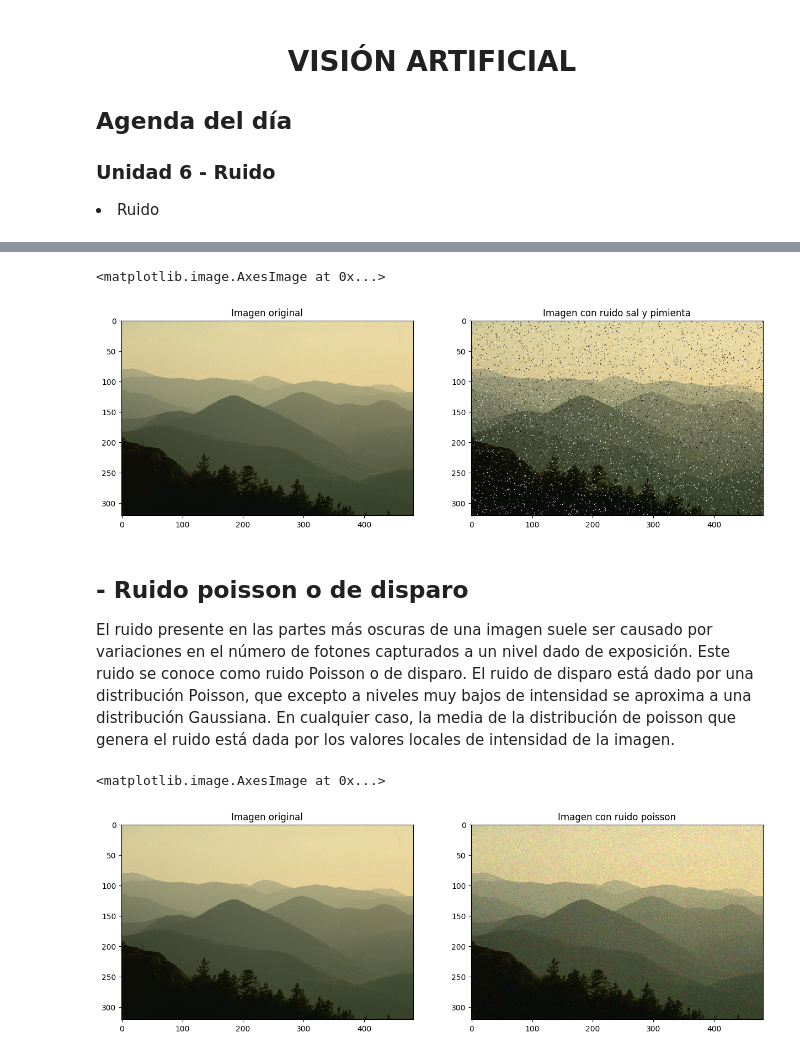
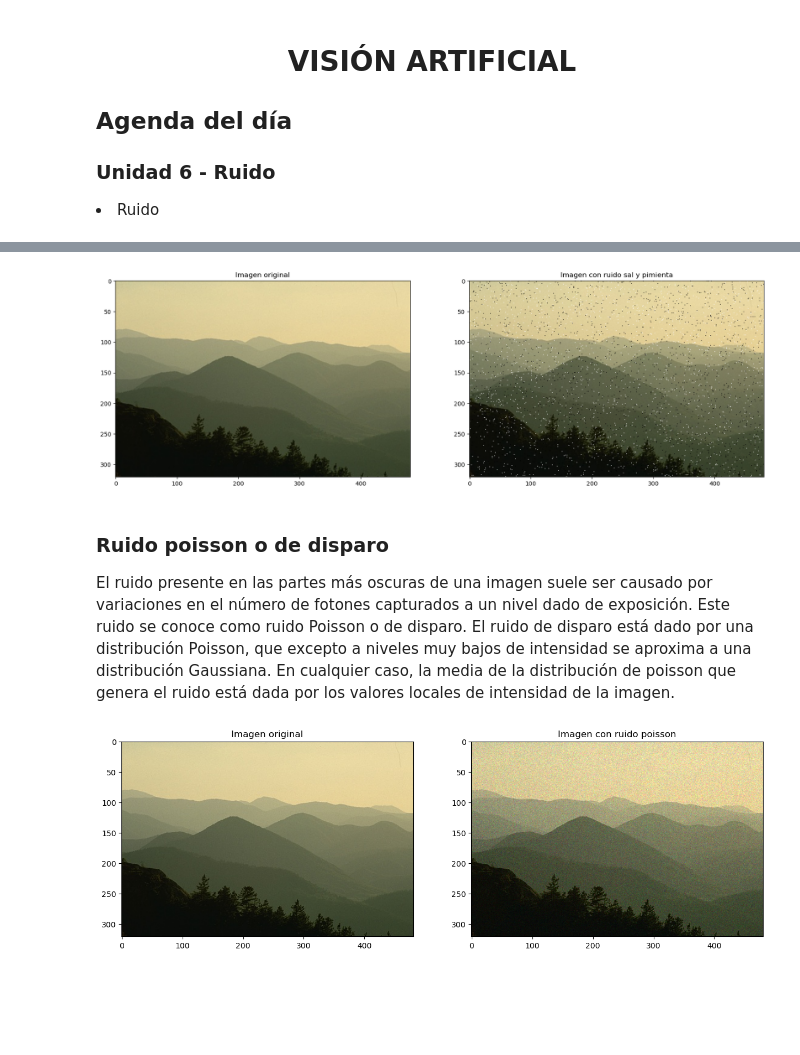
Before and after one commit to MillerQuintero2001/ImageProcessing, a Jupyter notebook: ArtificialVision/Semana_3/Taller/Ruido.ipynb, the cells around one changed output, grey strips where cells are left out. Drawn from its saved outputs; the diff is of its cells as text; code cells hidden in the pictures; blank space fills up the shorter version.

```diff
--- a/ArtificialVision/Semana_3/Taller/Ruido.ipynb
+++ b/ArtificialVision/Semana_3/Taller/Ruido.ipynb
@@ -168,14 +159,6 @@ Defectos que contribuyen a este tipo incluyen un CCD defectuoso, que realizará
 <img src="res/ruido/sp.png" alt="operaciones" style="height:400px"></img>
 <br>
 # %%
-#Importar librerias
-%matplotlib inline
-
-
-import cv2
-import matplotlib.pyplot as plt
-import numpy as np
-
 #Definir la función de ruido impulsivo
 def sp_noise(img, amount=0.05):
     """
@@ -184,51 +167,46 @@ def sp_noise(img, amount=0.05):
     :param porcentaje: porcentaje de píxeles que se convertirán en ruido de sal o pimienta (valor entre 0 y 1).
     :return: imagen con ruido de sal y pimienta (numpy array).
     """
     img_ruido = img.copy()
     # Agregar ruido a cada canal de color por separado
     if len(img.shape) == 2:
         black = 0
         white = 255
     else:
         black = np.array([0, 0, 0], dtype='uint8')
         white = np.array([255, 255, 255], dtype='uint8')
+    # Se crea una matriz de probabilidad con correspondencia para cada pixel de la imagen
     probs = np.random.random(img_ruido.shape[:2])
+    """Se cambian los valores de los píxeles por ruido de sal o pimienta según si la probabilidad es mayor,
+    esto se aplica a cada canal de color para lograr un negro o un blanco perfecto"""
     img_ruido[probs < (amount / 2)] = black
     img_ruido[probs > 1 - (amount / 2)] = white
     return img_ruido
-#np.random.uniform()
+
 #Dar valores a los parámetros de entrada de la función ruido
-amount = 0.05
+amount = 0.025
 
 #Leer imagen de entrada
 img = img_read('res/ruido/mountains.jpg', 'color')
 #Aplicar la función ruido y volver el tipo de dato uint8
 res = sp_noise(img, amount)
 res = res.astype(np.uint8)
 
 #Generar un subplot 1x2 para mostrar imagen original e imagen con ruido sal y pimienta
-fig, arreglo_plots = plt.subplots(1,2, figsize=(15, 15))
+fig, arreglo_plots = plt.subplots(1,2, figsize=(20, 20))
 
 arreglo_plots[0].set_title('Imagen original')
 arreglo_plots[0].imshow(img, cmap="gray")
 
 arreglo_plots[1].set_title('Imagen con ruido sal y pimienta')
-arreglo_plots[1].imshow(res, cmap="gray")
+arreglo_plots[1].imshow(res, cmap="gray");
 # %% [output]
-<matplotlib.image.AxesImage at 0x...>
-[figure, old version]
+[figure, new version]
 # %% [markdown]
-## - Ruido poisson o de disparo
+### Ruido poisson o de disparo
 
 El ruido presente en las partes más oscuras de una imagen suele ser causado por variaciones en el número de fotones capturados a un nivel dado de exposición. Este ruido se conoce como ruido Poisson o de disparo. El ruido de disparo está dado por una distribución Poisson, que excepto a niveles muy bajos de intensidad se aproxima a una distribución Gaussiana. En cualquier caso, la media de la distribución de poisson que genera el ruido está dada por los valores locales de intensidad de la imagen.
 # %%
-#Importar librerias
-%matplotlib inline
-
-import cv2
-import matplotlib.pyplot as plt
-import numpy as np
-
 #Definir la función ruido de Poisson
 def poisson_noise(img):
 
@@ -239,16 +217,14 @@ def poisson_noise(img):
     #Los valores deben estar entre 0 y 255
     noisy[noisy<0] = 0
     noisy[noisy>255] = 255
+    noisy = noisy.astype(np.uint8)
     return noisy
 
 #Leer la imagen de entrada
 img = img_read('res/ruido/mountains.jpg', 'color')
 
-#dist_width = 1
-
 #Aplicar ruido de Poisson a la imagen y volver al tipo de dato uint8
 res = poisson_noise(img)
-res = res.astype(np.uint8)
 
 #Generar el subplot 1x2 para mostrar imagen original e imagen ruidosa
 fig, arreglo_plots = plt.subplots(1,2, figsize=(15, 15))
@@ -257,8 +233,7 @@ arreglo_plots[0].set_title('Imagen original')
 arreglo_plots[0].imshow(img, cmap="gray", vmin=0, vmax=255)
 
 arreglo_plots[1].set_title('Imagen con ruido poisson')
-arreglo_plots[1].imshow(res, cmap="gray", vmin=0, vmax=255)
+arreglo_plots[1].imshow(res, cmap="gray", vmin=0, vmax=255);
 # %% [output]
-<matplotlib.image.AxesImage at 0x...>
 [figure]
 # %% [markdown]
```
Also changed, not shown: parts of 11 cells of this notebook, 5 other files.
